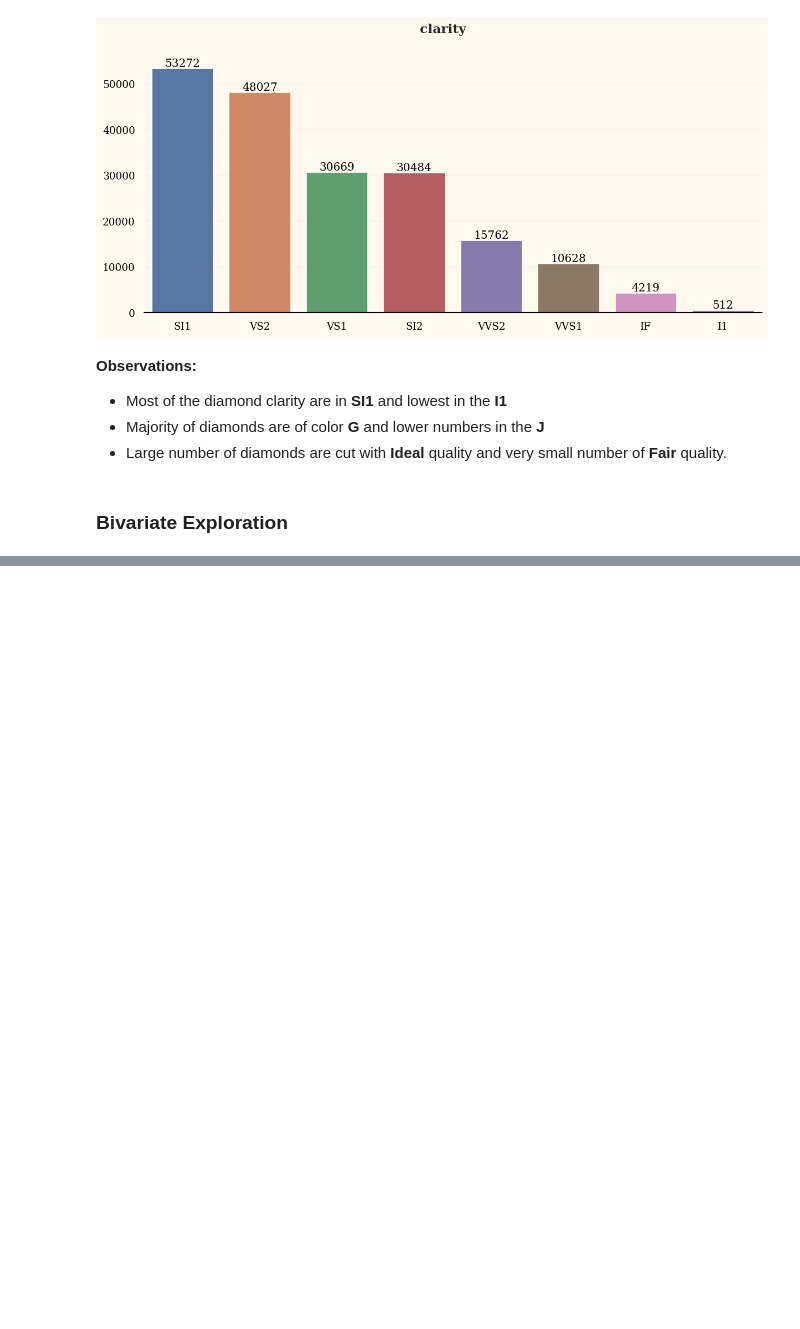
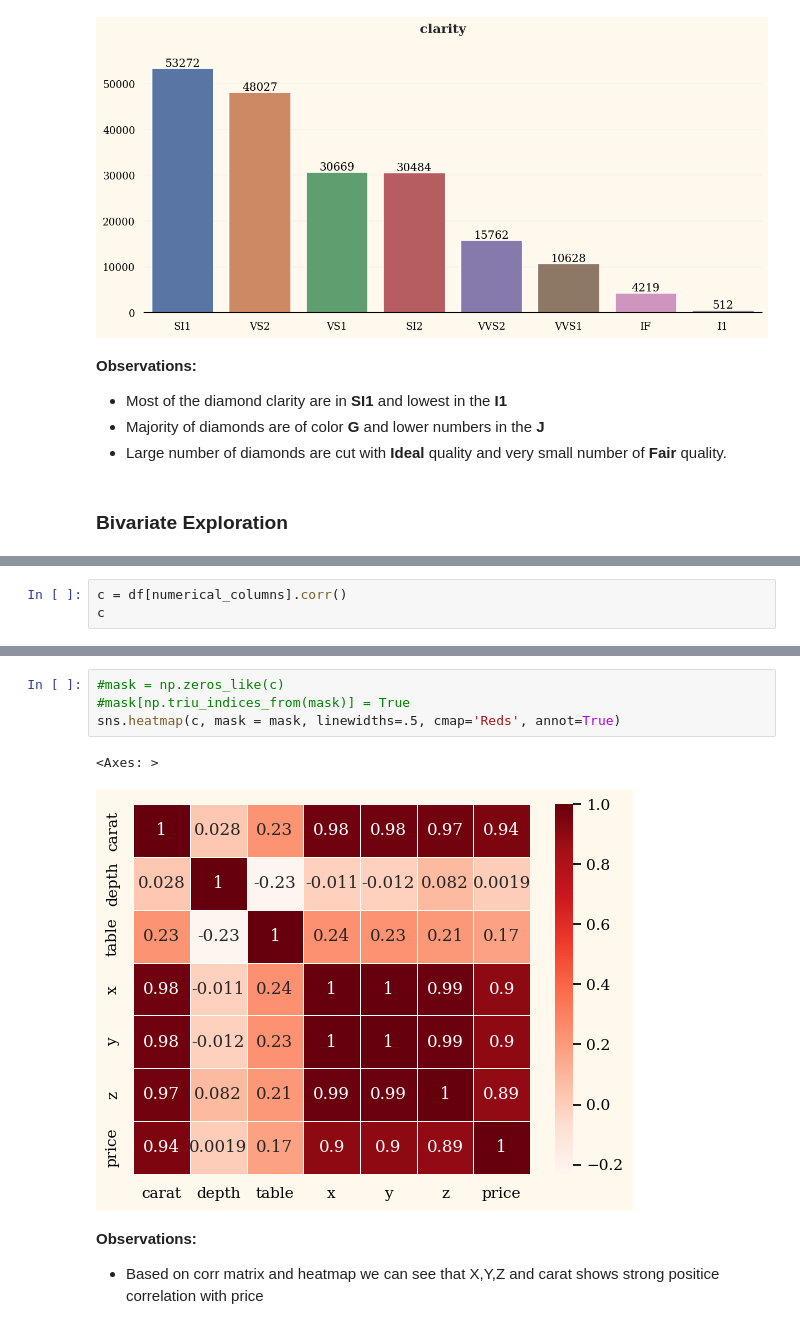
Before and after one commit to ashutosh-vaidya/Dimond_Price_Prediction, a Jupyter notebook: notebooks/EDA.ipynb, the cells around one changed output, grey strips where cells are left out. Cells and saved outputs as stored; diff of their text form; blank space fills up the shorter version.

```diff
--- a/notebooks/EDA.ipynb
+++ b/notebooks/EDA.ipynb
@@ -381,0 +436,3 @@ for col in cat_features:
+# %%
+c = df[numerical_columns].corr()
+c
@@ -381,0 +448,10 @@ for col in cat_features:
+# %%
+#mask = np.zeros_like(c)
+#mask[np.triu_indices_from(mask)] = True
+sns.heatmap(c, mask = mask, linewidths=.5, cmap='Reds', annot=True)
+# %% [output]
+<Axes: >
+[figure, added]
+# %% [markdown]
+**Observations:**
+- Based on corr matrix and heatmap we can see that X,Y,Z and carat shows strong positice correlation with price
```
Also changed, not shown: parts of 12 cells of this notebook.
